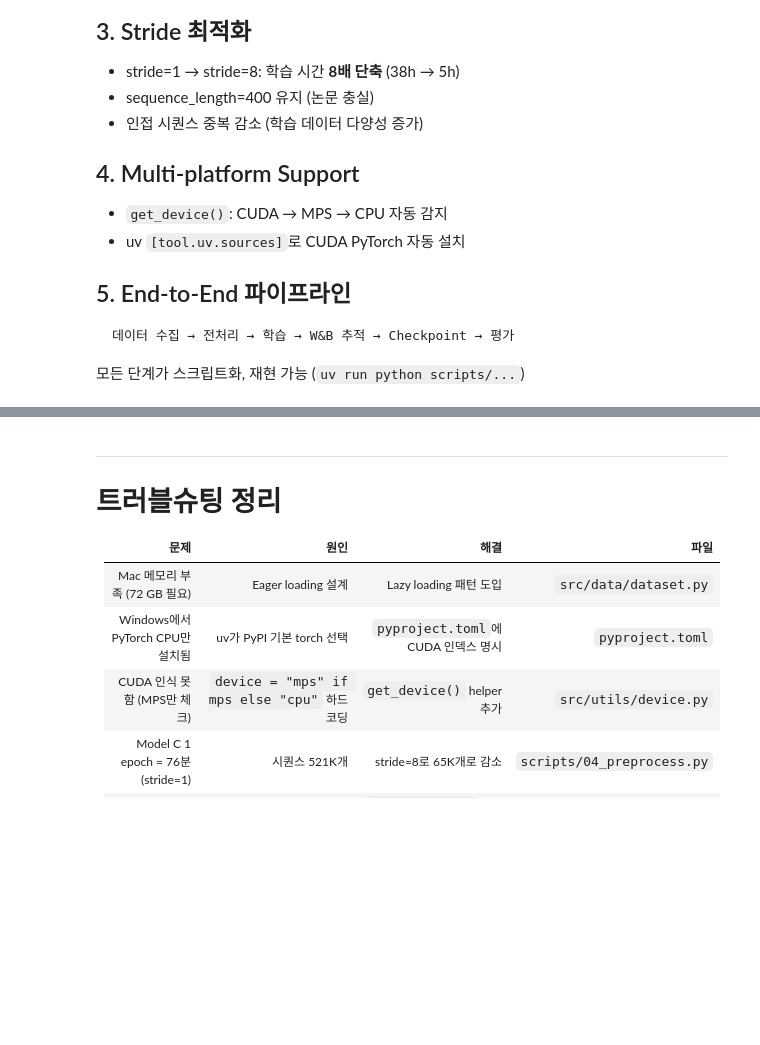
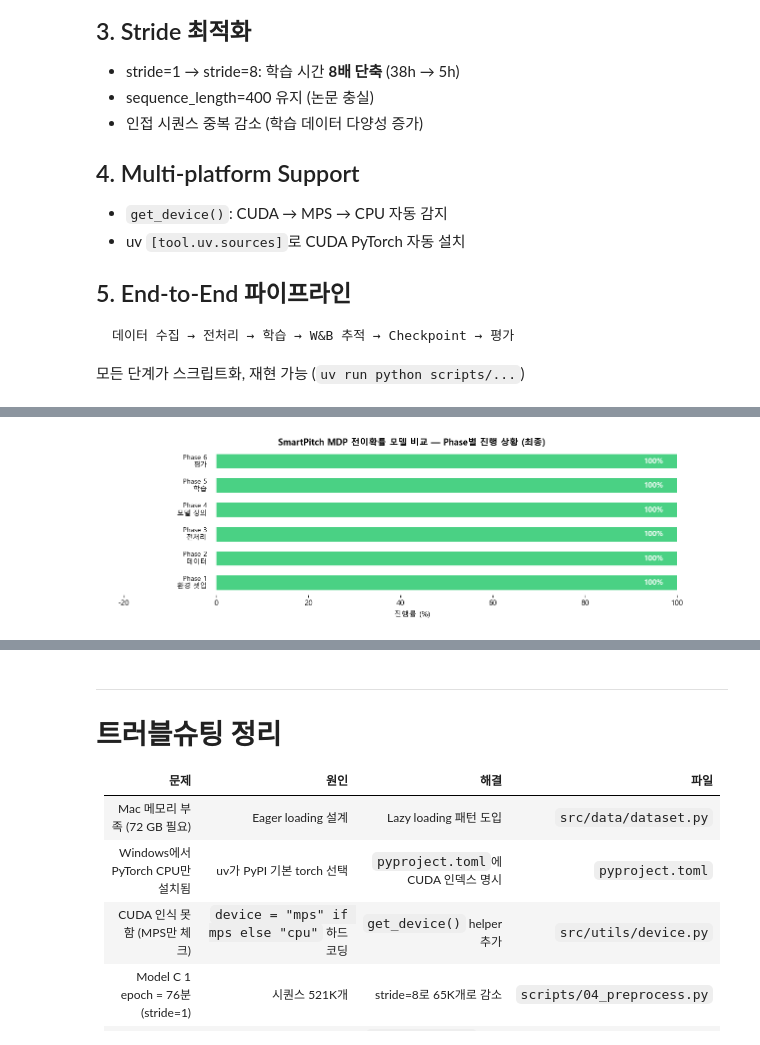
Before and after one commit to Pitcheezy/transition-models, a Jupyter notebook: notebooks/00_project_journey.ipynb, the cells around one changed output, grey strips where cells are left out. Cells and saved outputs as stored; diff of their text form; code cells hidden in the pictures; blank space fills up the shorter version.

```diff
--- a/notebooks/00_project_journey.ipynb
+++ b/notebooks/00_project_journey.ipynb
@@ -523,0 +482,33 @@ plt.show()
+# %%
+# Phase별 진행 상황 시각화 (Phase 6 완료 반영)
+phases = [
+    ('Phase 1\n환경 셋업', 100, '#2ECC71'),
+    ('Phase 2\n데이터', 100, '#2ECC71'),
+    ('Phase 3\n전처리', 100, '#2ECC71'),
+    ('Phase 4\n모델 정의', 100, '#2ECC71'),
+    ('Phase 5\n학습', 100, '#2ECC71'),
+    ('Phase 6\n평가', 100, '#2ECC71'),
+]
+
+fig, ax = plt.subplots(figsize=(13, 4))
+
+for i, (label, progress, color) in enumerate(phases):
+    ax.barh(i, 100, color='#ecf0f1', height=0.6)
+    ax.barh(i, progress, color=color, height=0.6, alpha=0.85)
+    ax.text(progress - 3, i, f'{progress}%',
+            va='center', ha='right', fontsize=11, fontweight='bold', color='white')
+    ax.text(-2, i, label, va='center', ha='right', fontsize=10)
+
+ax.set_xlim(-25, 110)
+ax.set_ylim(-0.5, len(phases) - 0.5)
+ax.set_xlabel('진행률 (%)', fontsize=11)
+ax.set_title('SmartPitch MDP 전이확률 모델 비교 — Phase별 진행 상황 (최종)', fontsize=13, fontweight='bold')
+ax.set_yticks([])
+
+for spine in ax.spines.values():
+    spine.set_visible(False)
+
+plt.tight_layout()
+plt.show()
+# %% [output]
+[figure, added]
```
Also changed, not shown: parts of 5 cells of this notebook, 6 other files.
